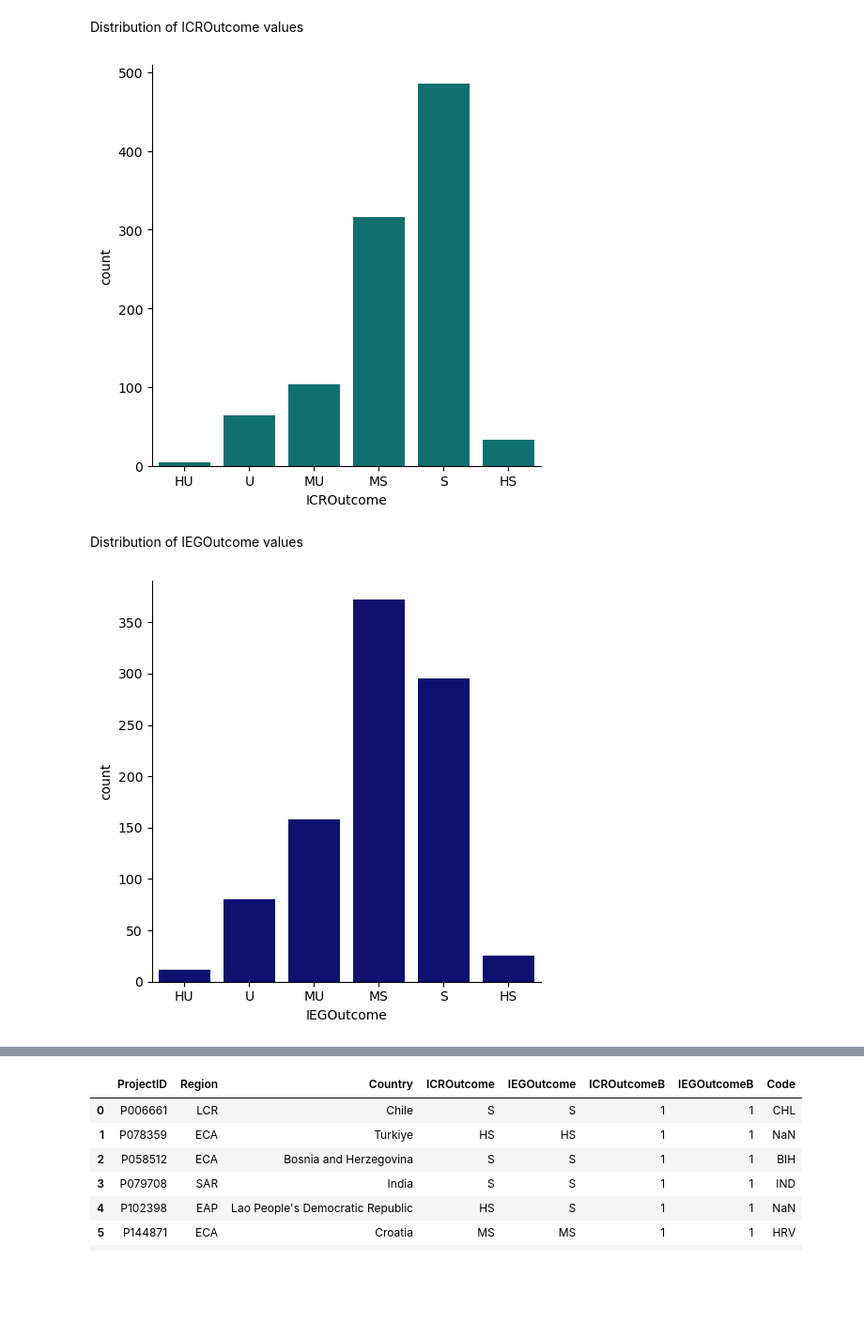
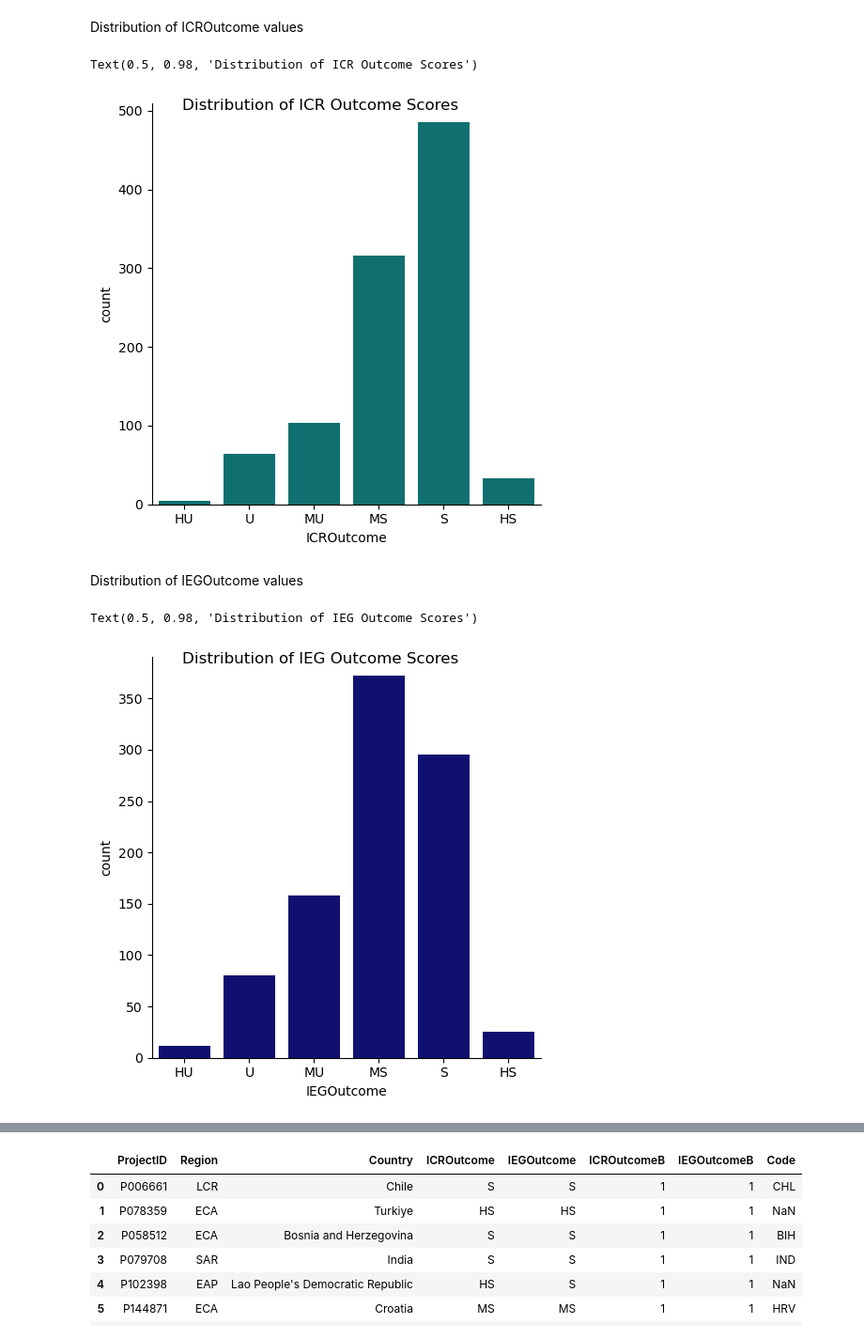
Before and after one commit to jhmorse/GovTechEmployeeTraining, a Jupyter notebook: morse_project_govtech.ipynb, the cells around one changed output, grey strips where cells are left out. Shown at 94% size. Cells and saved outputs as stored; diff of their text form; code cells hidden in the pictures; blank space fills up the shorter version.

```diff
--- a/morse_project_govtech.ipynb
+++ b/morse_project_govtech.ipynb
@@ -223,7 +223,8 @@ Distribution of ICROutcome values
 # %%
 # Distribution of ICROutcome values
 category_order = ['HU', 'U', 'MU', 'MS', 'S', 'HS']
-sns.catplot(x='ICROutcome', data=projects, kind='count', order=category_order, color='teal')
-plt.show()
+icrplot = sns.catplot(x='ICROutcome', data=projects, kind='count', order=category_order, color='teal')
+icrplot.fig.suptitle('Distribution of ICR Outcome Scores')
 # %% [output]
+Text(0.5, 0.98, 'Distribution of ICR Outcome Scores')
-[figure, old version]
+[figure, new version]
@@ -231,7 +235,8 @@ plt.show()
 Distribution of IEGOutcome values
 # %%
 # Distribution of IEGOutcome values
-sns.catplot(x='IEGOutcome', data=projects, kind='count', order=category_order, color='navy')
-plt.show()
+iegplot = sns.catplot(x='IEGOutcome', data=projects, kind='count', order=category_order, color='navy')
+iegplot.fig.suptitle('Distribution of IEG Outcome Scores')
 # %% [output]
+Text(0.5, 0.98, 'Distribution of IEG Outcome Scores')
-[figure, old version]
+[figure, new version]
```
Also changed, not shown: parts of 60 cells of this notebook.
